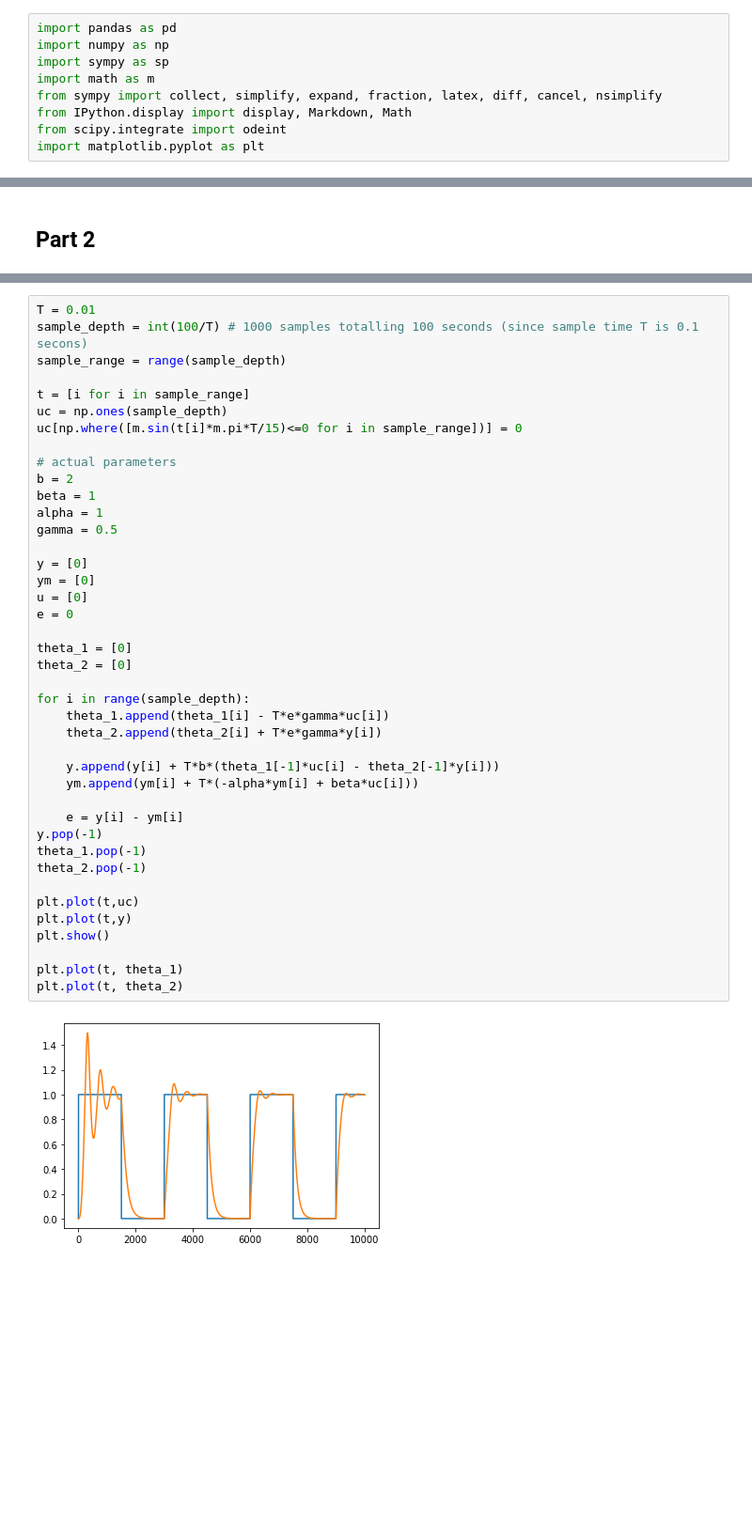
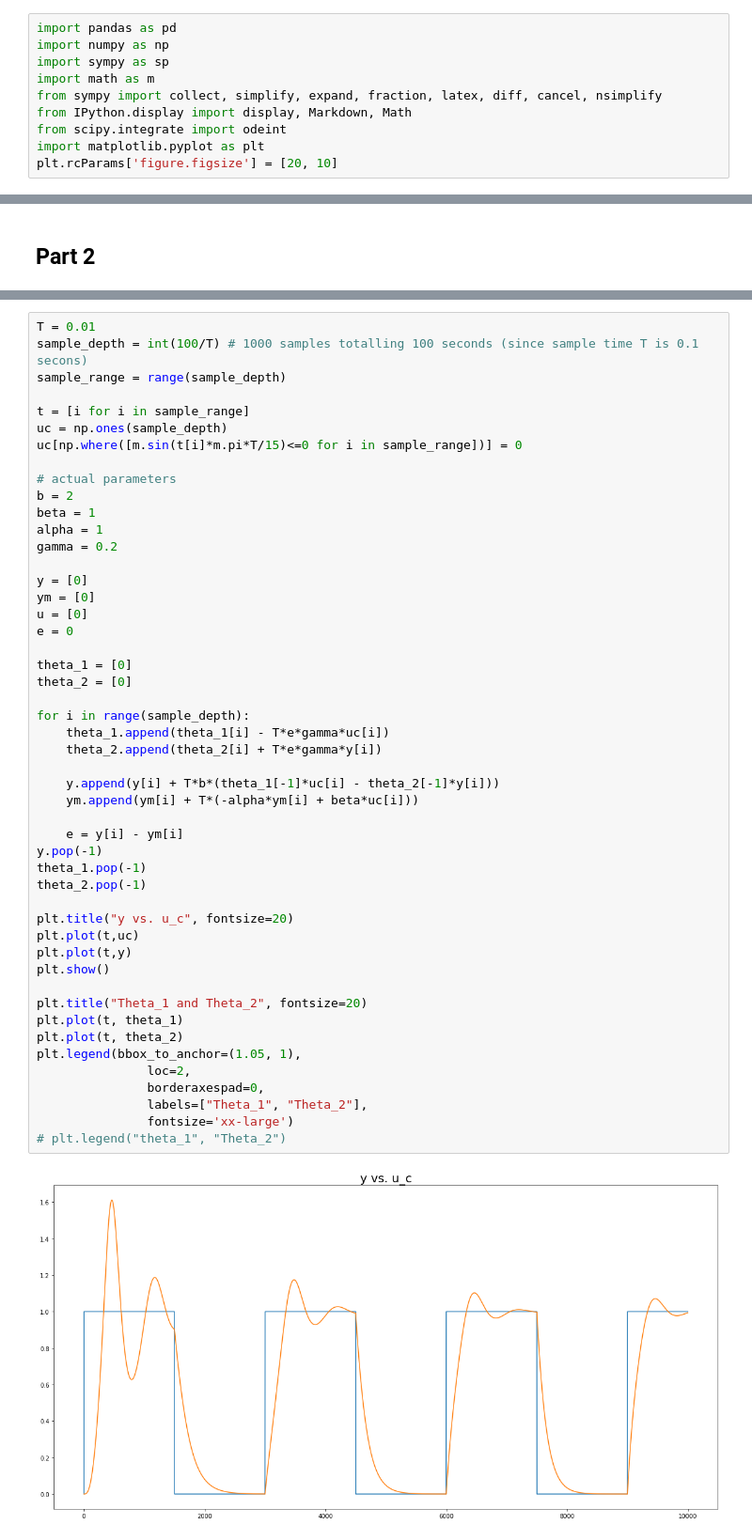
Before and after one commit to cplan082-tech/Adaptive_Control, a Jupyter notebook: assignments/A3/Plante_Clive_hw3.ipynb, the cells around one changed output, grey strips where cells are left out. Shown at 94% size. Drawn from its saved outputs; the diff is of its cells as text; blank space fills up the shorter version.

```diff
--- a/assignments/A3/Plante_Clive_hw3.ipynb
+++ b/assignments/A3/Plante_Clive_hw3.ipynb
@@ -7,3 +7,4 @@ from sympy import collect, simplify, expand, fraction, latex, diff, cancel, nsim
 from IPython.display import display, Markdown, Math
 from scipy.integrate import odeint
 import matplotlib.pyplot as plt
+plt.rcParams['figure.figsize'] = [20, 10]
@@ -802,33 +488,41 @@ uc[np.where([m.sin(t[i]*m.pi*T/15)<=0 for i in sample_range])] = 0
 b = 2
 beta = 1
 alpha = 1
-gamma = 0.5
+gamma = 0.2
 
 y = [0]
 ym = [0]
 u = [0]
 e = 0
 
 theta_1 = [0]
 theta_2 = [0]
 
 for i in range(sample_depth):
     theta_1.append(theta_1[i] - T*e*gamma*uc[i])
     theta_2.append(theta_2[i] + T*e*gamma*y[i])
 
     y.append(y[i] + T*b*(theta_1[-1]*uc[i] - theta_2[-1]*y[i]))
     ym.append(ym[i] + T*(-alpha*ym[i] + beta*uc[i]))
 
     e = y[i] - ym[i]
 y.pop(-1)
 theta_1.pop(-1)
 theta_2.pop(-1)
 
+plt.title("y vs. u_c", fontsize=20)
 plt.plot(t,uc)
 plt.plot(t,y)
 plt.show()
 
+plt.title("Theta_1 and Theta_2", fontsize=20)
 plt.plot(t, theta_1)
 plt.plot(t, theta_2)
+plt.legend(bbox_to_anchor=(1.05, 1),
+               loc=2,
+               borderaxespad=0,
+               labels=["Theta_1", "Theta_2"],
+               fontsize='xx-large')
+# plt.legend("theta_1", "Theta_2")
 # %% [output]
-[figure, old version]
+[figure, new version]
```
Also changed, not shown: parts of 48 cells of this notebook.
